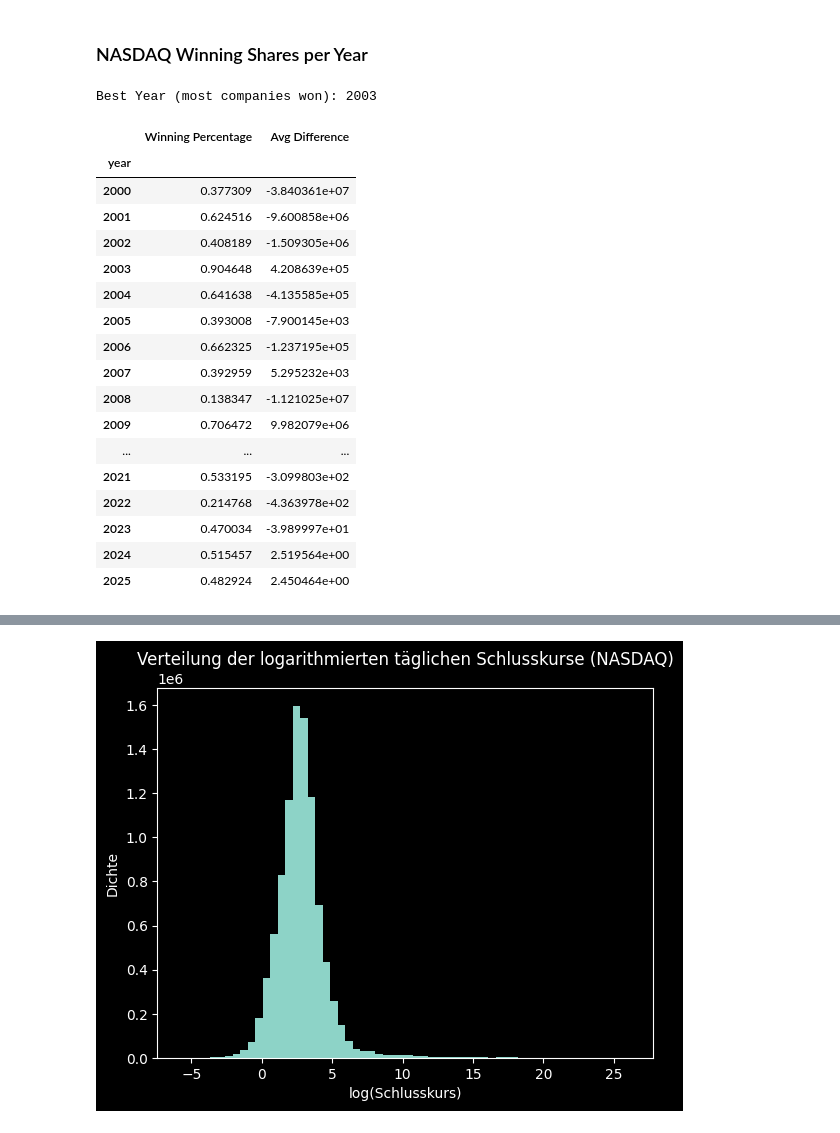
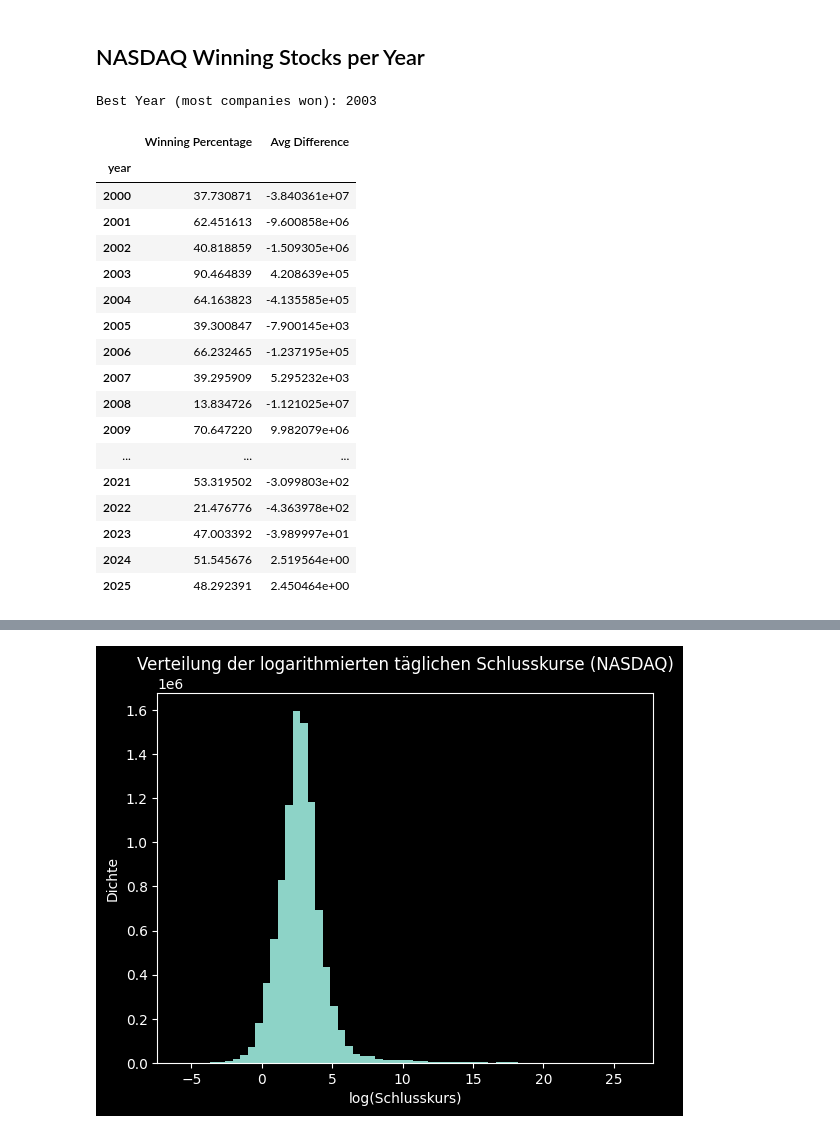
Before and after one commit to Mattis-Schulte/nasdaq-crypto-data-analytics-ws25-26, a Jupyter notebook: notebooks/02_data_analysis.ipynb, the cells around one changed output, grey strips where cells are left out. Drawn from its saved outputs; the diff is of its cells as text; code cells hidden in the pictures.

```diff
--- a/notebooks/02_data_analysis.ipynb
+++ b/notebooks/02_data_analysis.ipynb
@@ -54,46 +126,46 @@ Average years of a company in NASDAQ: 11.325328939278425
 # %% [markdown]
-### NASDAQ Winning Shares per Year
+## NASDAQ Winning Stocks per Year
 # %%
 df_nasdaq_yearly = df_nasdaq_daily_pp.copy()
 
 df_nasdaq_yearly["year"] = df_nasdaq_yearly["date"].dt.year
 
 df_nasdaq_yearly = (
     df_nasdaq_yearly.groupby(["ticker", "year"])["close"]
       .agg(start="first", end="last")
       .reset_index()
 )
 
 df_nasdaq_yearly["win"] = df_nasdaq_yearly["end"] > df_nasdaq_yearly["start"]
 df_nasdaq_yearly["difference"] = df_nasdaq_yearly["end"] - df_nasdaq_yearly["start"]
 
 s_wins_per_year = df_nasdaq_yearly.groupby("year")["win"].sum() / df_nasdaq_yearly.groupby("year")["ticker"].count()
 s_difference_per_year = df_nasdaq_yearly.groupby("year")["difference"].sum() / df_nasdaq_yearly.groupby("year")["ticker"].count()
 
-df_nasdaq_win = pd.DataFrame({"Winning Percentage": s_wins_per_year, "Avg Difference": s_difference_per_year})
+df_nasdaq_win = pd.DataFrame({"Winning Percentage": s_wins_per_year * 100, "Avg Difference": s_difference_per_year})
 
 bestyear = s_wins_per_year.idxmax()
 print("Best Year (most companies won):", bestyear)
 
 df_nasdaq_win
 # %% [output]
 Best Year (most companies won): 2003
 |  | Winning Percentage | Avg Difference |
 | year |  |  |
-| 2000 | 0.377309 | -3.840361e+07 |
-| 2001 | 0.624516 | -9.600858e+06 |
-| 2002 | 0.408189 | -1.509305e+06 |
-| 2003 | 0.904648 | 4.208639e+05 |
-| 2004 | 0.641638 | -4.135585e+05 |
-| 2005 | 0.393008 | -7.900145e+03 |
-| 2006 | 0.662325 | -1.237195e+05 |
-| 2007 | 0.392959 | 5.295232e+03 |
-| 2008 | 0.138347 | -1.121025e+07 |
-| 2009 | 0.706472 | 9.982079e+06 |
+| 2000 | 37.730871 | -3.840361e+07 |
+| 2001 | 62.451613 | -9.600858e+06 |
+| 2002 | 40.818859 | -1.509305e+06 |
+| 2003 | 90.464839 | 4.208639e+05 |
+| 2004 | 64.163823 | -4.135585e+05 |
+| 2005 | 39.300847 | -7.900145e+03 |
+| 2006 | 66.232465 | -1.237195e+05 |
+| 2007 | 39.295909 | 5.295232e+03 |
+| 2008 | 13.834726 | -1.121025e+07 |
+| 2009 | 70.647220 | 9.982079e+06 |
 | ... | ... | ... |
-| 2021 | 0.533195 | -3.099803e+02 |
-| 2022 | 0.214768 | -4.363978e+02 |
-| 2023 | 0.470034 | -3.989997e+01 |
-| 2024 | 0.515457 | 2.519564e+00 |
-| 2025 | 0.482924 | 2.450464e+00 |
+| 2021 | 53.319502 | -3.099803e+02 |
+| 2022 | 21.476776 | -4.363978e+02 |
+| 2023 | 47.003392 | -3.989997e+01 |
+| 2024 | 51.545676 | 2.519564e+00 |
+| 2025 | 48.292391 | 2.450464e+00 |
 # %% [markdown]
```
Also changed, not shown: parts of 31 cells of this notebook, 1 other file.
